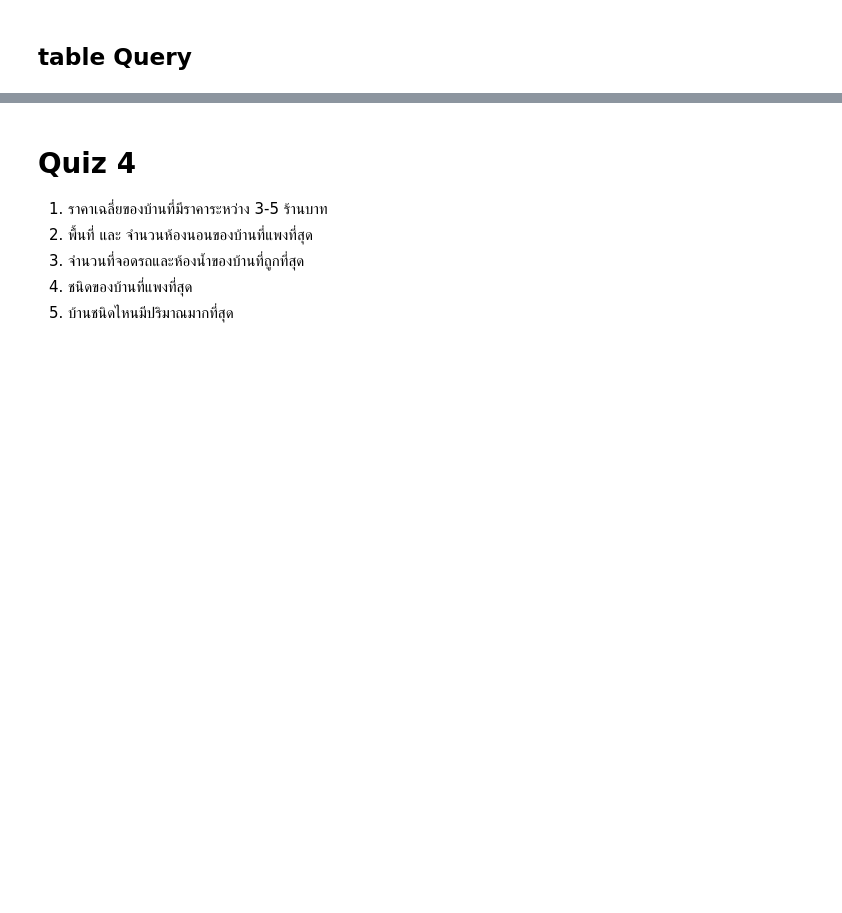
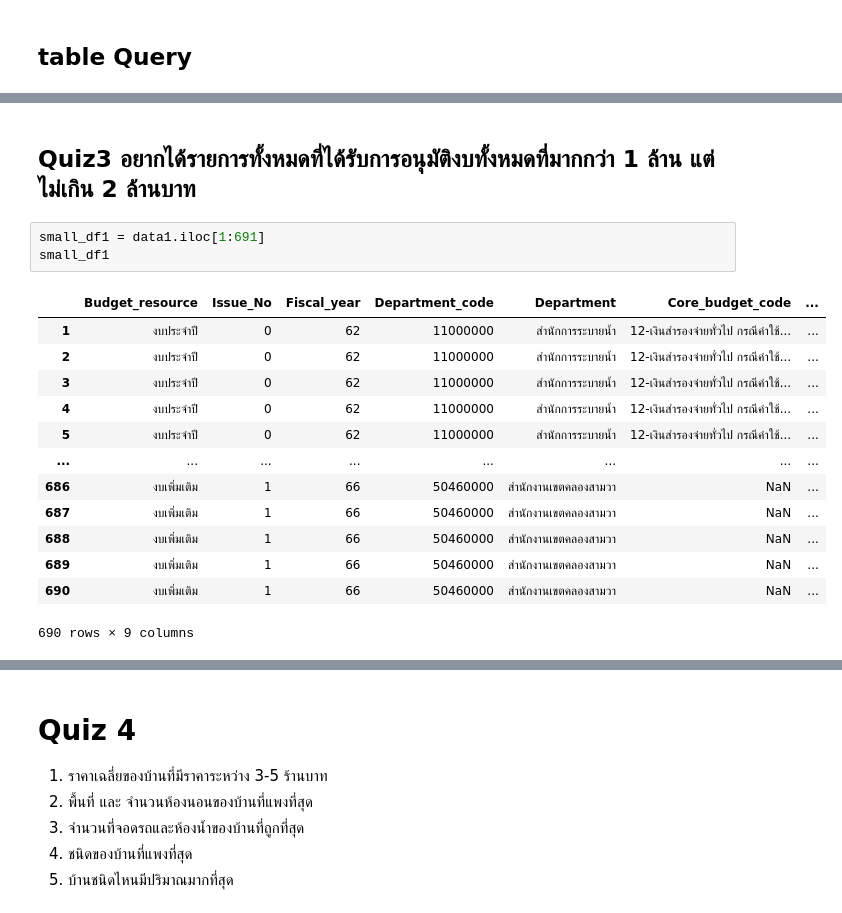
Before and after one commit to 643021273-8/python-_dataviz2023, a Jupyter notebook: Pandas101.ipynb, the cells around one changed output, grey strips where cells are left out. Drawn from its saved outputs; the diff is of its cells as text; blank space fills up the shorter version.

```diff
--- a/Pandas101.ipynb
+++ b/Pandas101.ipynb
@@ -197,0 +280,19 @@ data1.iloc[-20 :,7:10]
+# %% [markdown]
+## Quiz3 อยากได้รายการทั้งหมดที่ได้รับการอนุมัติงบทั้งหมดที่มากกว่า 1 ล้าน แต่ไม่เกิน 2 ล้านบาท
+# %%
+small_df1 = data1.iloc[1:691]
+small_df1
+# %% [output]
+|  | Budget_resource | Issue_No | Fiscal_year | Department_code | Department | Core_budget_code | ... |
+| 1 | งบประจำปี | 0 | 62 | 11000000 | สำนักการระบายน้ำ | 12-เงินสำรองจ่ายทั่วไป กรณีค่าใช้... | ... |
+| 2 | งบประจำปี | 0 | 62 | 11000000 | สำนักการระบายน้ำ | 12-เงินสำรองจ่ายทั่วไป กรณีค่าใช้... | ... |
+| 3 | งบประจำปี | 0 | 62 | 11000000 | สำนักการระบายน้ำ | 12-เงินสำรองจ่ายทั่วไป กรณีค่าใช้... | ... |
+| 4 | งบประจำปี | 0 | 62 | 11000000 | สำนักการระบายน้ำ | 12-เงินสำรองจ่ายทั่วไป กรณีค่าใช้... | ... |
+| 5 | งบประจำปี | 0 | 62 | 11000000 | สำนักการระบายน้ำ | 12-เงินสำรองจ่ายทั่วไป กรณีค่าใช้... | ... |
+| ... | ... | ... | ... | ... | ... | ... | ... |
+| 686 | งบเพิ่มเติม | 1 | 66 | 50460000 | สำนักงานเขตคลองสามวา | NaN | ... |
+| 687 | งบเพิ่มเติม | 1 | 66 | 50460000 | สำนักงานเขตคลองสามวา | NaN | ... |
+| 688 | งบเพิ่มเติม | 1 | 66 | 50460000 | สำนักงานเขตคลองสามวา | NaN | ... |
+| 689 | งบเพิ่มเติม | 1 | 66 | 50460000 | สำนักงานเขตคลองสามวา | NaN | ... |
+| 690 | งบเพิ่มเติม | 1 | 66 | 50460000 | สำนักงานเขตคลองสามวา | NaN | ... |
+690 rows × 9 columns
```
Also changed, not shown: parts of 90 cells of this notebook.
